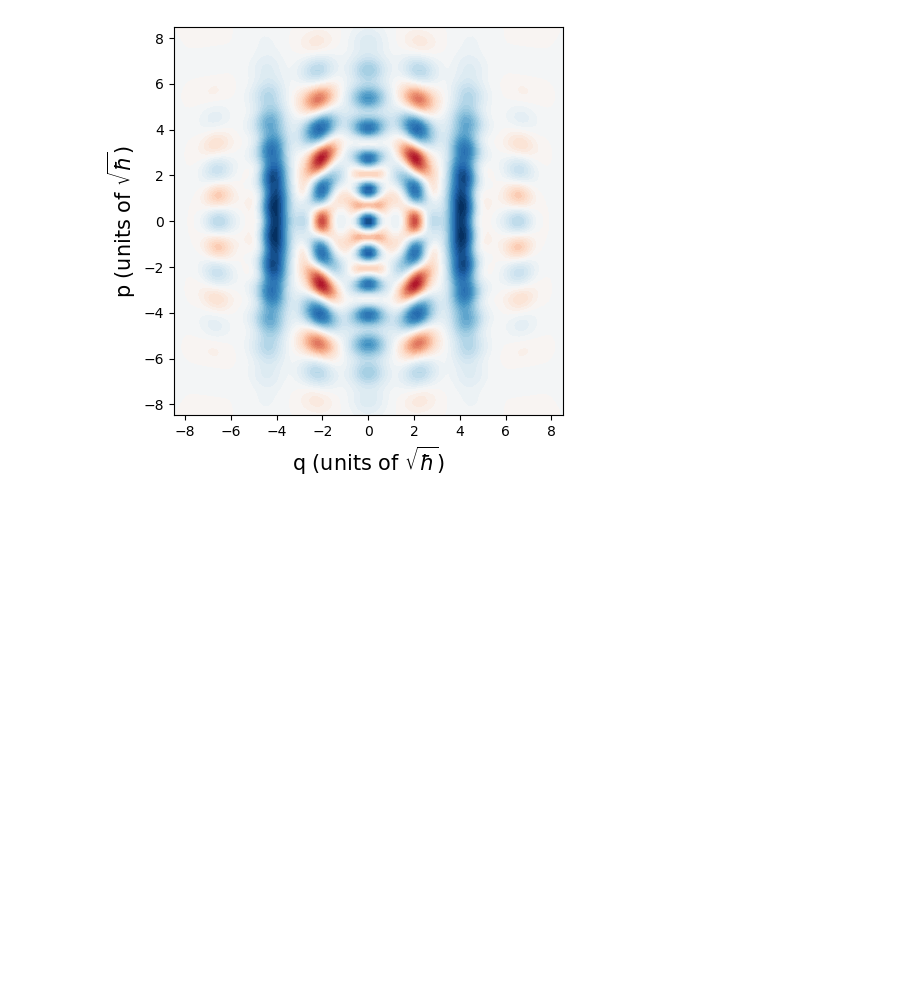
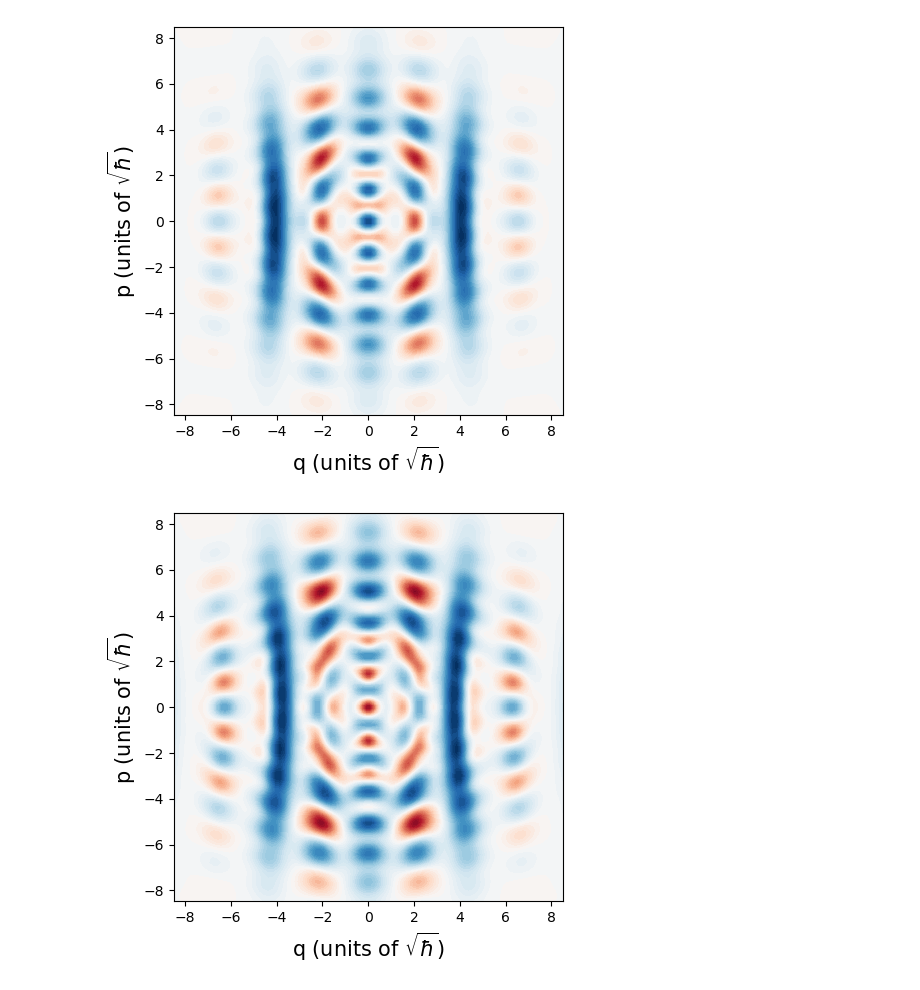
Before and after one commit to saurabh-shringarpure/GKPinsf, a Jupyter notebook: Cat and GKP photon subtracted.ipynb, the cells around one changed output. Cells and saved outputs as stored; diff of their text form; code cells hidden in the pictures; blank space fills up the shorter version.

Commit message:
Update Cat and GKP photon subtracted.ipynb
Added n = 3 and 4 photon subtracted cases for GKP

```diff
--- a/Cat and GKP photon subtracted.ipynb
+++ b/Cat and GKP photon subtracted.ipynb
@@ -255,3 +255,41 @@ plt.tight_layout()
 plt.show()
 # %% [output]
 [figure]
+# %%
+# inefficient 3 photon subtraction
+nmodes = 2
+epsilon = 0.10
+hbar = 2
+theta = np.arccos(np.sqrt(0.80)) # arccos of the transmittivity of the beamsplitter
+# heralding parameters
+n = 3
+efficiency = 0.5
+
+# SF program
+prog = sf.Program(nmodes)
+with prog.context as q:
+    sf.ops.GKP(epsilon=epsilon) | q[0]
+    sf.ops.Vacuum() | q[1]
+    sf.ops.BSgate(theta, 0) | (q[0], q[1])
+    sf.ops.LossChannel(efficiency) | q[1]
+    sf.ops.MeasureFock(select = n) | q[1]
+
+
+eng = sf.Engine("fock", backend_options={"cutoff_dim": cutoff+30, "hbar": hbar} )
+gkp = eng.run(prog).state
+
+# Quadrature bins for plotting
+scale = np.sqrt(hbar)
+quad_axis= np.linspace(-6, 6, 100) * scale
+
+Wgkp = gkp.wigner(mode=0, xvec=quad_axis, pvec=quad_axis)
+scale = np.max(Wgkp.real)
+nrm = mpl.colors.Normalize(-scale, scale)
+plt.axes().set_aspect("equal")
+plt.contourf(quad_axis, quad_axis, Wgkp, 60, cmap=cm.RdBu, norm=nrm)
+plt.xlabel(r"q (units of $\sqrt{\hbar}$)", fontsize=15)
+plt.ylabel(r"p (units of $\sqrt{\hbar}$)", fontsize=15)
+plt.tight_layout()
+plt.show()
+# %% [output]
+[figure, added]
```
Also changed, not shown: parts of 1 cell of this notebook.
